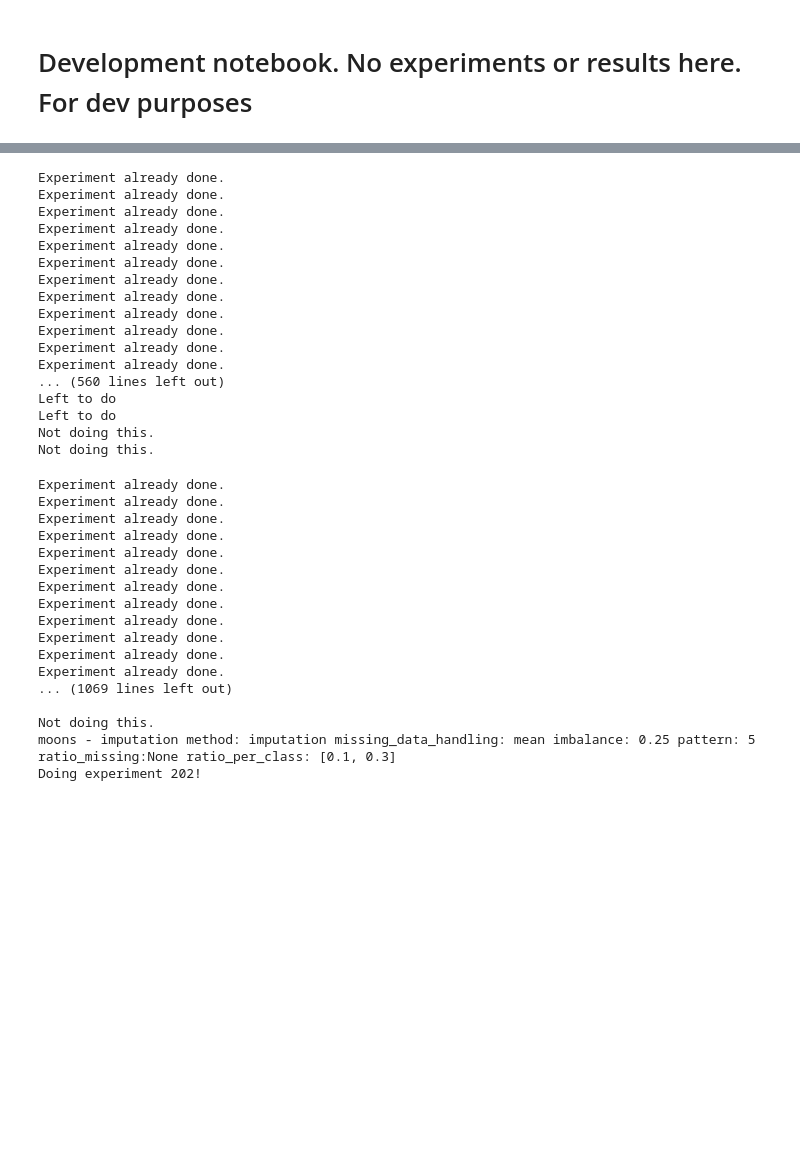
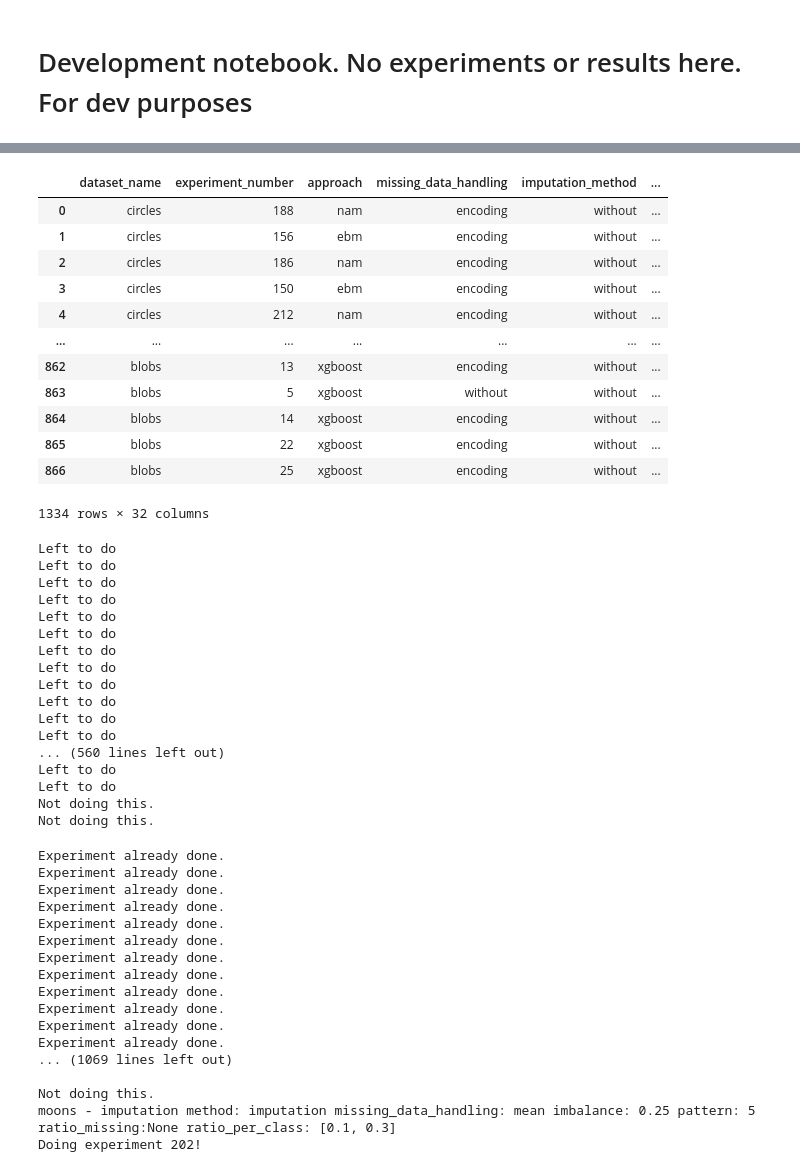
Before and after one commit to matiasdm/notes_on_stats, a Jupyter notebook: doc/notebooks/exp_2.ipynb, the cells around one changed output, grey strips where cells are left out. Saved outputs shown, nothing was run; the diff lists cells and outputs as text; code cells hidden in the pictures; blank space fills up the shorter version.

```diff
--- a/doc/notebooks/exp_2.ipynb
+++ b/doc/notebooks/exp_2.ipynb
@@ -24,3 +20,22 @@ df = create_df(folder_names=['experiments_24_june_duke', 'experiments_24_june',
+# %%
+df = create_df(folder_names=['experiments_29_june_duke'])
+df = df.append(pd.read_csv("/home01/sam/df_all_experiments.csv"))
+# %%
+df
+# %% [output]
+|  | dataset_name | experiment_number | approach | missing_data_handling | imputation_method | ... |
+| 0 | circles | 188 | nam | encoding | without | ... |
+| 1 | circles | 156 | ebm | encoding | without | ... |
+| 2 | circles | 186 | nam | encoding | without | ... |
+| 3 | circles | 150 | ebm | encoding | without | ... |
+| 4 | circles | 212 | nam | encoding | without | ... |
+| ... | ... | ... | ... | ... | ... | ... |
+| 862 | blobs | 13 | xgboost | encoding | without | ... |
+| 863 | blobs | 5 | xgboost | without | without | ... |
+| 864 | blobs | 14 | xgboost | encoding | without | ... |
+| 865 | blobs | 22 | xgboost | encoding | without | ... |
+| 866 | blobs | 25 | xgboost | encoding | without | ... |
+1334 rows × 32 columns
 # %%
 """  Fix parameters """
 #Dataset default parameters
@@ -58,13 +73,15 @@ for dataset_name in range_dataset_name:
 
 
                     if check_experiment_already_done(df,
-                                                      dataset_name=dataset_name,
-                                                      imbalance_ratio=imbalance_ratio,
-                                                      missingness_pattern=missingness_pattern,
-                                                      imputation_method=imputation_method,
-                                                      use_missing_indicator_variables=use_missing_indicator_variables,
-                                                      ratio_of_missing_values=ratio_of_missing_values,
-                                                      ratio_missing_per_class=ratio_missing_per_class):
+                                                          dataset_name=dataset_name,
+                                                          approach=approach,
+                                                          imbalance_ratio=imbalance_ratio,
+                                                          missingness_pattern=missingness_pattern,
+                                                          imputation_method=imputation_method,
+                                                          missing_data_handling=missing_data_handling,
+                                                          use_missing_indicator_variables=use_missing_indicator_variables,
+                                                          ratio_of_missing_values=ratio_of_missing_values,
+                                                          ratio_missing_per_class_0=ratio_missing_per_class[0] if ratio_missing_per_class is not None else None):
 
 
                         print("Experiment already done.")
@@ -75,18 +92,18 @@ for dataset_name in range_dataset_name:
                     else:
                         print("Left to do")
 # %% [output]
-Experiment already done.
-Experiment already done.
-Experiment already done.
-Experiment already done.
-Experiment already done.
-Experiment already done.
-Experiment already done.
-Experiment already done.
-Experiment already done.
-Experiment already done.
-Experiment already done.
-Experiment already done.
+Left to do
+Left to do
+Left to do
+Left to do
+Left to do
+Left to do
+Left to do
+Left to do
+Left to do
+Left to do
+Left to do
+Left to do
 ... (560 lines left out)
 Left to do
 Left to do
```
Also changed, not shown: parts of 3 cells of this notebook, 9 other files.
